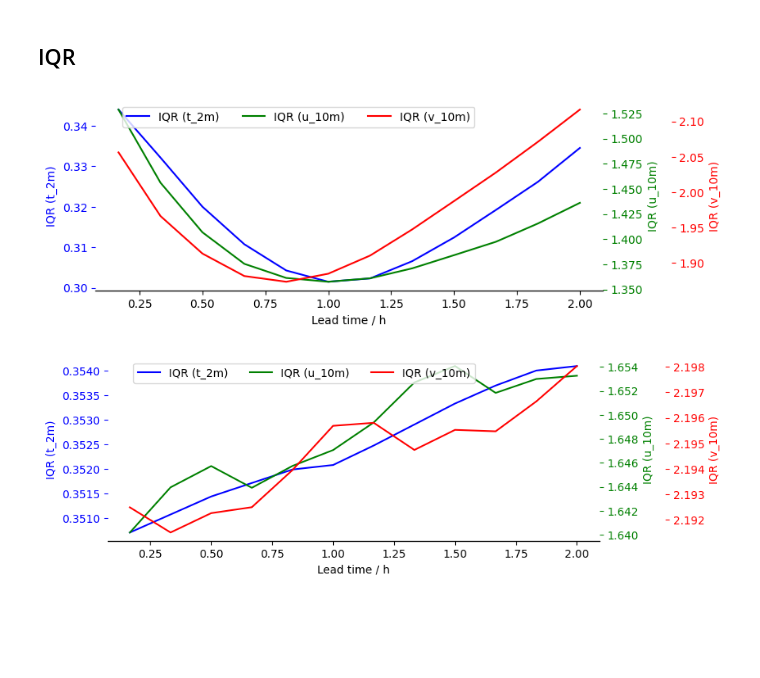
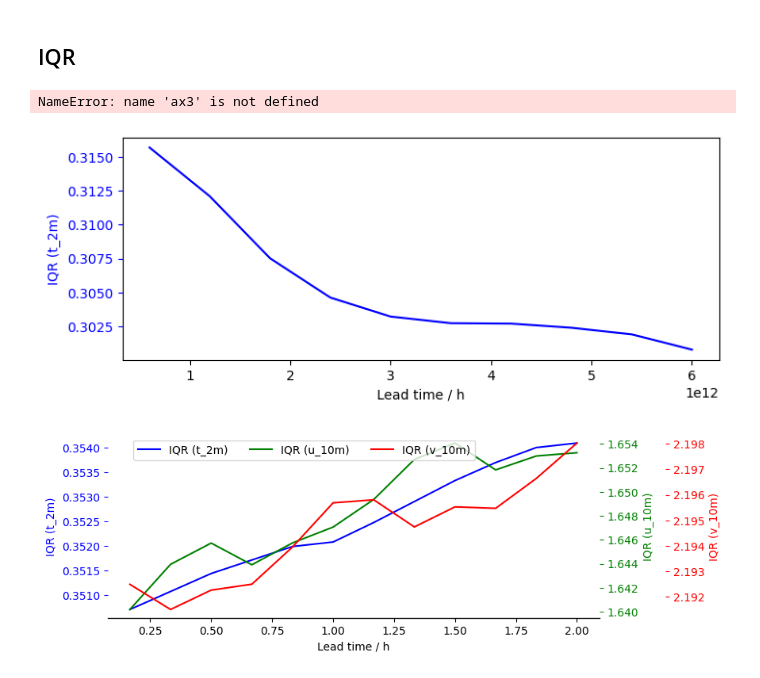
Before and after one commit to observingClouds/mllam-exps-ShCu, a Jupyter notebook: analysis/RMSE.ipynb, the cells around one changed output. Cells and saved outputs as stored; diff of their text form; code cells hidden in the pictures; blank space fills up the shorter version.

Commit message:
update analysis

```diff
--- a/analysis/RMSE.ipynb
+++ b/analysis/RMSE.ipynb
@@ -6,9 +6,14 @@ import tqdm
 import numpy as np
 import matplotlib.pyplot as plt
 import seaborn as sns
+import scores.continuous as scc_cont
+import sys
+
+sys.path.append("../src/helpers")
+from analysis_helpers import combine_state_features
 
 # Load predictions
-predictions = xr.open_dataset("../example_loamy_raid", engine="zarr")
+predictions = xr.open_dataset("../evals/bare-minimum_unroll30.zarr", engine="zarr", chunks='auto')
 
 # Load ground truth
-ground_truth = xr.open_dataset("../data/datastore.interior.domain03.zarr", engine="zarr")
+ground_truth = xr.open_dataset("../data/experiment/data/datastore.interior.domain03.zarr", engine="zarr", chunks='auto')
@@ -37,7 +22,7 @@ combined_predictions = combine_state_features(predictions)
 combined_ground_truth = combine_state_features(ground_truth)
 # %%
 frequency = "1h"  # Frequency of forecasts
-length_of_forecast = 12  # Length of forecast in time steps
+length_of_forecast = 10  # Length of forecast in time steps
 # %%
 combined_predictions
 # %% [output]
@@ -355,35 +329,36 @@ sns.despine(left=True)
 # %% [markdown]
 ## IQR
 # %%
-q25 = p_.quantile(0.25, dim=['forecast', 'grid_index'])
-q75 = p_.quantile(0.75, dim=['forecast', 'grid_index'])
+q25 = p.quantile(0.25, dim=['forecast', 'grid_index'])
+q75 = p.quantile(0.75, dim=['forecast', 'grid_index'])
 
 # Calculate IQR
 iqr = q75 - q25
 # %%
 fig, ax1 = plt.subplots(figsize=(8, 3))
 # Plot t_2m on the first y-axis
 ax1.plot(iqr.leadtime, iqr['t_2m'], label=r'IQR (t_2m)', color='blue')
 ax1.set_ylabel(r'IQR (t_2m)', color='blue')
 ax1.tick_params(axis='y', labelcolor='blue', colors='blue')
-# Create a second y-axis for u_10m
-ax2 = ax1.twinx()
-ax2.plot(iqr.leadtime, iqr['u_10m'], label=r'IQR (u_10m)', color='green')
-ax2.set_ylabel(r'IQR (u_10m)', color='green')
-ax2.tick_params(axis='y', labelcolor='green', colors='green')
-# Create a third y-axis for v_10m
-ax3 = ax1.twinx()
-ax3.spines['right'].set_position(('outward', 60))  # Offset the third y-axis
-ax3.plot(iqr.leadtime, iqr['v_10m'], label=r'IQR (v_10m)', color='red')
-ax3.set_ylabel(r'IQR (v_10m)', color='red')
-ax3.tick_params(axis='y', labelcolor='red', colors='red')
+# # Create a second y-axis for u_10m
+# ax2 = ax1.twinx()
+# ax2.plot(iqr.leadtime, iqr['u_10m'], label=r'IQR (u_10m)', color='green')
+# ax2.set_ylabel(r'IQR (u_10m)', color='green')
+# ax2.tick_params(axis='y', labelcolor='green', colors='green')
+# # Create a third y-axis for v_10m
+# ax3 = ax1.twinx()
+# ax3.spines['right'].set_position(('outward', 60))  # Offset the third y-axis
+# ax3.plot(iqr.leadtime, iqr['v_10m'], label=r'IQR (v_10m)', color='red')
+# ax3.set_ylabel(r'IQR (v_10m)', color='red')
+# ax3.tick_params(axis='y', labelcolor='red', colors='red')
 # Set x-axis label
 ax1.set_xlabel('Lead time / h')
 # Add a legend
 fig.legend(loc='upper center', bbox_to_anchor=(0.4, 1.), ncol=3, bbox_transform=ax3.transAxes)
 sns.despine(left=True)
 # %% [output]
+NameError: name 'ax3' is not defined
-[figure, old version]
+[figure, new version]
 # %%
 q25 = r.quantile(0.25, dim=['forecast', 'grid_index'])
 q75 = r.quantile(0.75, dim=['forecast', 'grid_index'])
```
Also changed, not shown: parts of 12 cells of this notebook, 14 other files.
